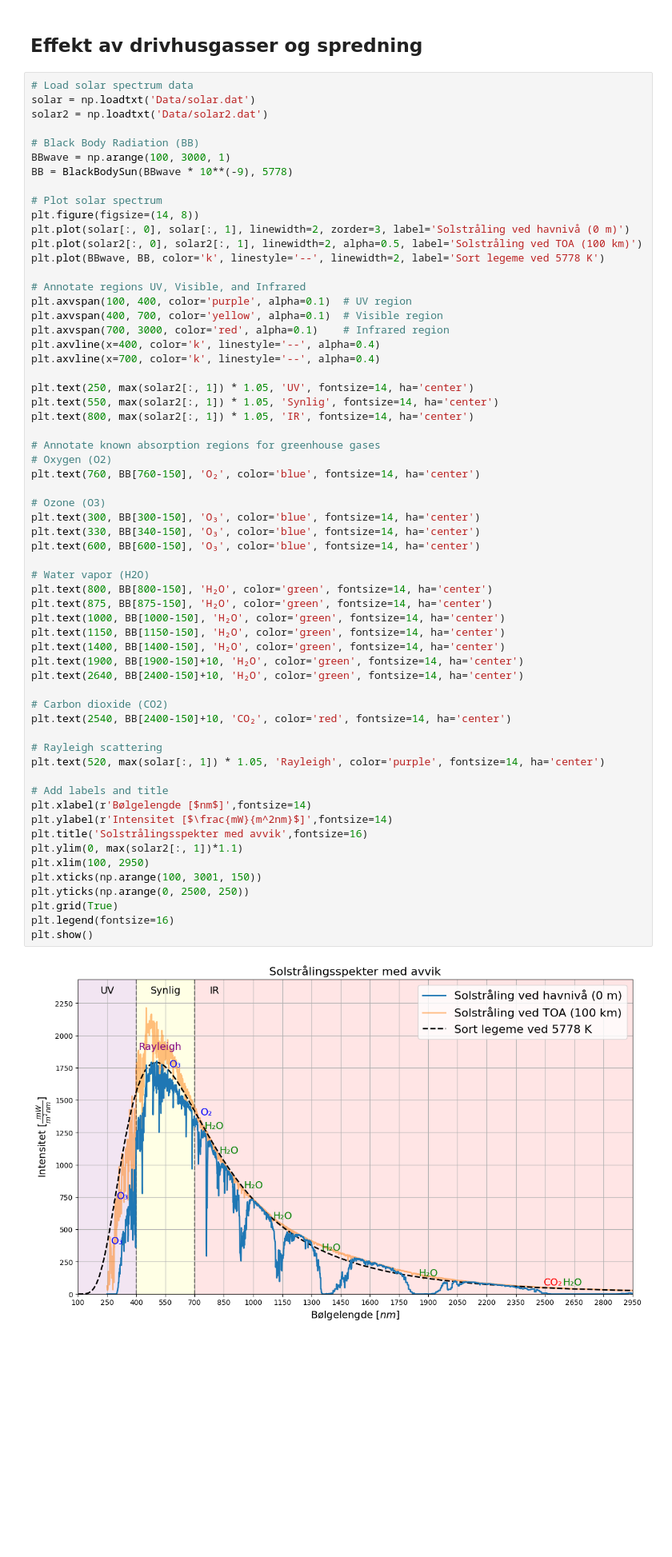
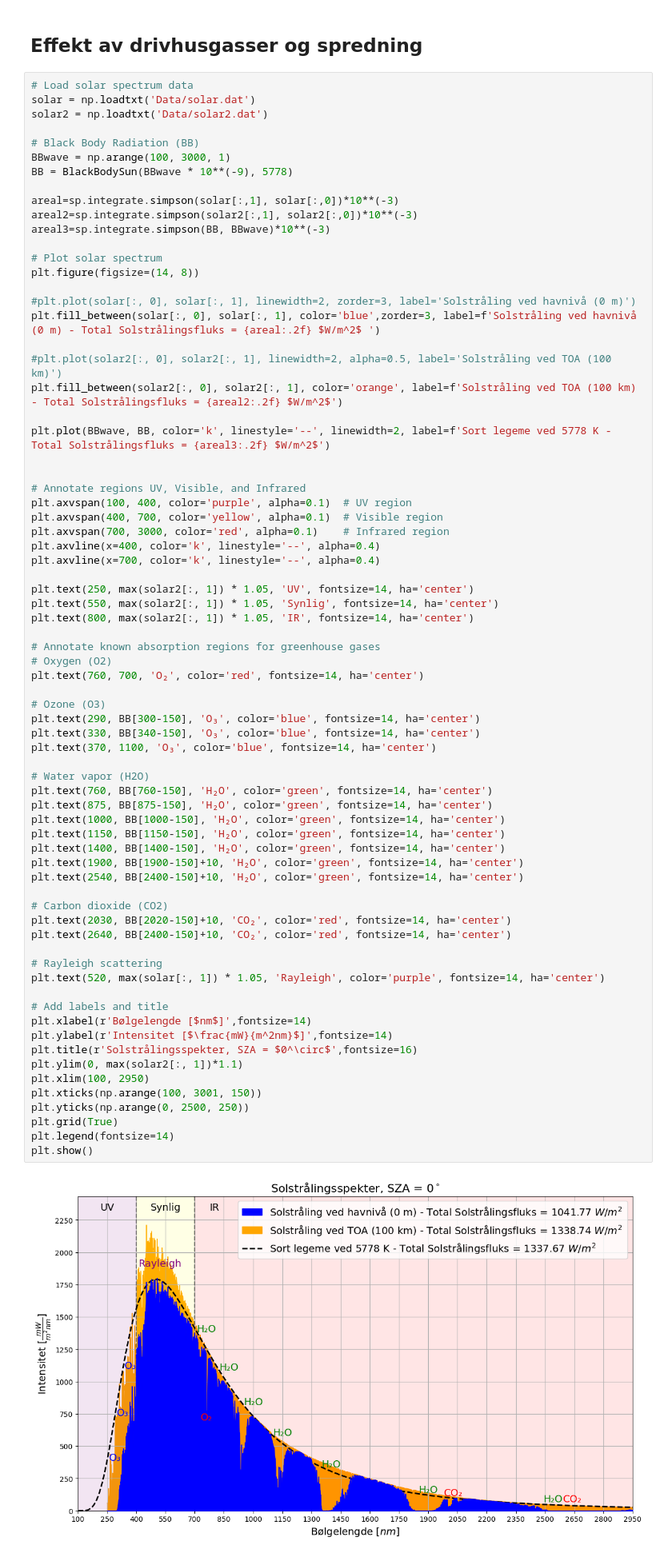
Before and after one commit to SkaugJr/TTK4265-OptiskFjernmaaling, a Jupyter notebook: Prosjekt2/RTM.ipynb, the cells around one changed output. Shown at 80% size. Saved outputs shown, nothing was run; the diff lists cells and outputs as text; blank space fills up the shorter version.

```diff
--- a/Prosjekt2/RTM.ipynb
+++ b/Prosjekt2/RTM.ipynb
@@ -466,11 +466,21 @@ solar2 = np.loadtxt('Data/solar2.dat')
 BBwave = np.arange(100, 3000, 1)
 BB = BlackBodySun(BBwave * 10**(-9), 5778)
 
+areal=sp.integrate.simpson(solar[:,1], solar[:,0])*10**(-3)
+areal2=sp.integrate.simpson(solar2[:,1], solar2[:,0])*10**(-3)
+areal3=sp.integrate.simpson(BB, BBwave)*10**(-3)
+
 # Plot solar spectrum
 plt.figure(figsize=(14, 8))
-plt.plot(solar[:, 0], solar[:, 1], linewidth=2, zorder=3, label='Solstråling ved havnivå (0 m)')
-plt.plot(solar2[:, 0], solar2[:, 1], linewidth=2, alpha=0.5, label='Solstråling ved TOA (100 km)')
-plt.plot(BBwave, BB, color='k', linestyle='--', linewidth=2, label='Sort legeme ved 5778 K')
+
+#plt.plot(solar[:, 0], solar[:, 1], linewidth=2, zorder=3, label='Solstråling ved havnivå (0 m)')
+plt.fill_between(solar[:, 0], solar[:, 1], color='blue',zorder=3, label=f'Solstråling ved havnivå (0 m) - Total Solstrålingsfluks = {areal:.2f} $W/m^2$ ')
+
+#plt.plot(solar2[:, 0], solar2[:, 1], linewidth=2, alpha=0.5, label='Solstråling ved TOA (100 km)')
+plt.fill_between(solar2[:, 0], solar2[:, 1], color='orange', label=f'Solstråling ved TOA (100 km) - Total Solstrålingsfluks = {areal2:.2f} $W/m^2$')
+
+plt.plot(BBwave, BB, color='k', linestyle='--', linewidth=2, label=f'Sort legeme ved 5778 K - Total Solstrålingsfluks = {areal3:.2f} $W/m^2$')
+
 
 # Annotate regions UV, Visible, and Infrared
 plt.axvspan(100, 400, color='purple', alpha=0.1)  # UV region
@@ -484,42 +494,43 @@ plt.text(550, max(solar2[:, 1]) * 1.05, 'Synlig', fontsize=14, ha='center')
 plt.text(800, max(solar2[:, 1]) * 1.05, 'IR', fontsize=14, ha='center')
 
 # Annotate known absorption regions for greenhouse gases
 # Oxygen (O2)
-plt.text(760, BB[760-150], 'O₂', color='blue', fontsize=14, ha='center')
+plt.text(760, 700, 'O₂', color='red', fontsize=14, ha='center')
 
 # Ozone (O3)
-plt.text(300, BB[300-150], 'O₃', color='blue', fontsize=14, ha='center')
+plt.text(290, BB[300-150], 'O₃', color='blue', fontsize=14, ha='center')
 plt.text(330, BB[340-150], 'O₃', color='blue', fontsize=14, ha='center')
-plt.text(600, BB[600-150], 'O₃', color='blue', fontsize=14, ha='center')
+plt.text(370, 1100, 'O₃', color='blue', fontsize=14, ha='center')
 
 # Water vapor (H2O)
-plt.text(800, BB[800-150], 'H₂O', color='green', fontsize=14, ha='center')
+plt.text(760, BB[760-150], 'H₂O', color='green', fontsize=14, ha='center')
 plt.text(875, BB[875-150], 'H₂O', color='green', fontsize=14, ha='center')
 plt.text(1000, BB[1000-150], 'H₂O', color='green', fontsize=14, ha='center')
 plt.text(1150, BB[1150-150], 'H₂O', color='green', fontsize=14, ha='center')
 plt.text(1400, BB[1400-150], 'H₂O', color='green', fontsize=14, ha='center')
 plt.text(1900, BB[1900-150]+10, 'H₂O', color='green', fontsize=14, ha='center')
-plt.text(2640, BB[2400-150]+10, 'H₂O', color='green', fontsize=14, ha='center')
+plt.text(2540, BB[2400-150]+10, 'H₂O', color='green', fontsize=14, ha='center')
 
 # Carbon dioxide (CO2)
-plt.text(2540, BB[2400-150]+10, 'CO₂', color='red', fontsize=14, ha='center')
+plt.text(2030, BB[2020-150]+10, 'CO₂', color='red', fontsize=14, ha='center')
+plt.text(2640, BB[2400-150]+10, 'CO₂', color='red', fontsize=14, ha='center')
 
 # Rayleigh scattering
 plt.text(520, max(solar[:, 1]) * 1.05, 'Rayleigh', color='purple', fontsize=14, ha='center')
 
 # Add labels and title
 plt.xlabel(r'Bølgelengde [$nm$]',fontsize=14)
 plt.ylabel(r'Intensitet [$\frac{mW}{m^2nm}$]',fontsize=14)
-plt.title('Solstrålingsspekter med avvik',fontsize=16)
+plt.title(r'Solstrålingsspekter, SZA = $0^\circ$',fontsize=16)
 plt.ylim(0, max(solar2[:, 1])*1.1)
 plt.xlim(100, 2950)
 plt.xticks(np.arange(100, 3001, 150))
 plt.yticks(np.arange(0, 2500, 250))
 plt.grid(True)
-plt.legend(fontsize=16)
+plt.legend(fontsize=14)
 plt.show()
 # %% [output]
-[figure, old version]
+[figure, new version]
 # %% [markdown]
 ## Refleksjon av forskjellige albedofiler
 # %%
```
